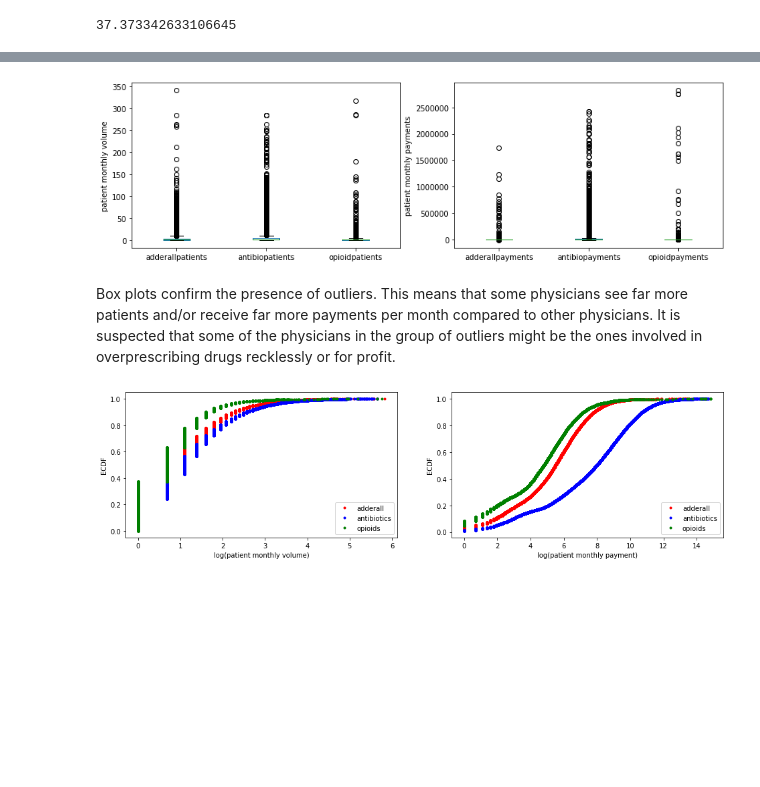
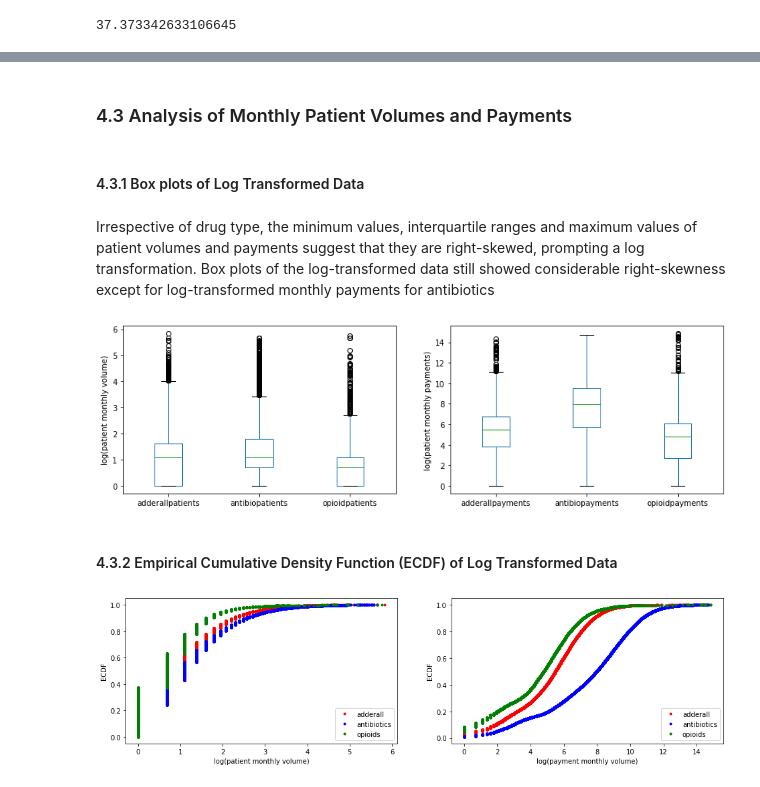
Before and after one commit to nwugocc/Capstone-Project-1, a Jupyter notebook: capstone_1_milestone_report.ipynb, the cells around one changed output, grey strips where cells are left out. Cells and saved outputs as stored; diff of their text form; code cells hidden in the pictures; blank space fills up the shorter version.

```diff
--- a/capstone_1_milestone_report.ipynb
+++ b/capstone_1_milestone_report.ipynb
@@ -12,5 +53,8 @@ https://raw.githubusercontent.com/nwugocc/Capstone-Project-1/master/data/data1.t
 # %%
-df1 = pd.read_csv('data/data1.txt', index_col='yrmo', parse_dates=True).sort_index()
+# Importing the dataset
+filepath = 'https://raw.githubusercontent.com/nwugocc/Capstone-Project-1/master/data/data1.txt'
+file = 'data/data1.txt'
+df1 = pd.read_csv(filepath, index_col='yrmo', parse_dates=True).sort_index()
 df1.index.name = 'Date'
 df1.shape
 # %% [output]
@@ -157,11 +206,11 @@ The suggested methos to replace the _zero_ entry is using linear regression of m
 # %%
 # Calculating correlation coefficenr of physicianid ''wwyJwO6CL1dqIooh' patient volumes and payments
-physid_wwy = df2[df2['physicianid'] == 'wwyJwO6CL1dqIooh'][['opioidpatients','opioidpayments']]
+physid_wwy = df2.loc[(df2.physicianid == 'wwyJwO6CL1dqIooh'),['opioidpatients','opioidpayments']]
 wwy_r = np.corrcoef(physid_wwy.opioidpayments, physid_wwy.opioidpatients)
 print('Pearson correlation coefficent =',wwy_r[0,1])
 
 # Regression plot of patient volumes and payments for physicianid 'wwyJwO6CL1dqIooh'
-physid_wwy = df2[df2['physicianid'] == 'wwyJwO6CL1dqIooh'][['opioidpatients','opioidpayments']]
+physid_wwy = df2.loc[df2.physicianid == 'wwyJwO6CL1dqIooh'][['opioidpatients','opioidpayments']]
 phys_ww = physid_wwy.copy()
 phys_ww['opioidpayments'] = phys_ww['opioidpayments'] / 1000
 sns.lmplot(x='opioidpayments', y='opioidpatients', data=phys_ww)
@@ -269,11 +346,15 @@ Probability distributions show that log transformed patient volumes appear to be
+# %% [markdown]
+### 4.3	Analysis of Monthly Patient Volumes and Payments
+# %% [markdown]
+#### 4.3.1	Box plots of Log Transformed Data
+# %% [markdown]
+Irrespective of drug type, the minimum values, interquartile ranges and maximum values of patient volumes and payments suggest that they are right-skewed, prompting a log transformation. Box plots of the log-transformed data still showed considerable right-skewness except for log-transformed monthly payments for antibiotics
 # %%
 # Box plots of patient monthly volumes and payments per physician
 fig, axes = plt.subplots(1, 2, figsize=(14,4), squeeze=False)
-df2.loc[:,['adderallpatients','antibiopatients','opioidpatients']].plot(kind='box', ax=axes[0, 0])
-df2.loc[:,['adderallpayments','antibiopayments','opioidpayments']].plot(kind='box', ax=axes[0, 1])
-axes[0,0].set_ylabel('patient monthly volume')
-axes[0,1].set_ylabel('patient monthly payments') ;
+df2.loc[:,['adderallpatients','antibiopatients','opioidpatients']].apply(np.log).plot(kind='box', ax=axes[0, 0])
+df2.loc[:,['adderallpayments','antibiopayments','opioidpayments']].apply(np.log).plot(kind='box', ax=axes[0, 1])
+axes[0,0].set_ylabel('log(patient monthly volume)')
+axes[0,1].set_ylabel('log(patient monthly payments)') ;
 # %% [output]
-[figure, old version]
+[figure, new version]
-# %% [markdown]
-Box plots confirm the presence of outliers. This means that some physicians see far more patients and/or receive far more payments per month compared to other physicians. It is suspected that some of the physicians in the group of outliers might be the ones involved in overprescribing drugs recklessly or for profit.
@@ -295 +361,3 @@ opioid_payments_x, opioid_payments_y = ecdf(df2.opioidpayments.dropna())
+# %% [markdown]
+#### 4.3.2	Empirical Cumulative Density Function (ECDF) of Log Transformed Data
 # %%
```
Also changed, not shown: parts of 105 cells of this notebook.
